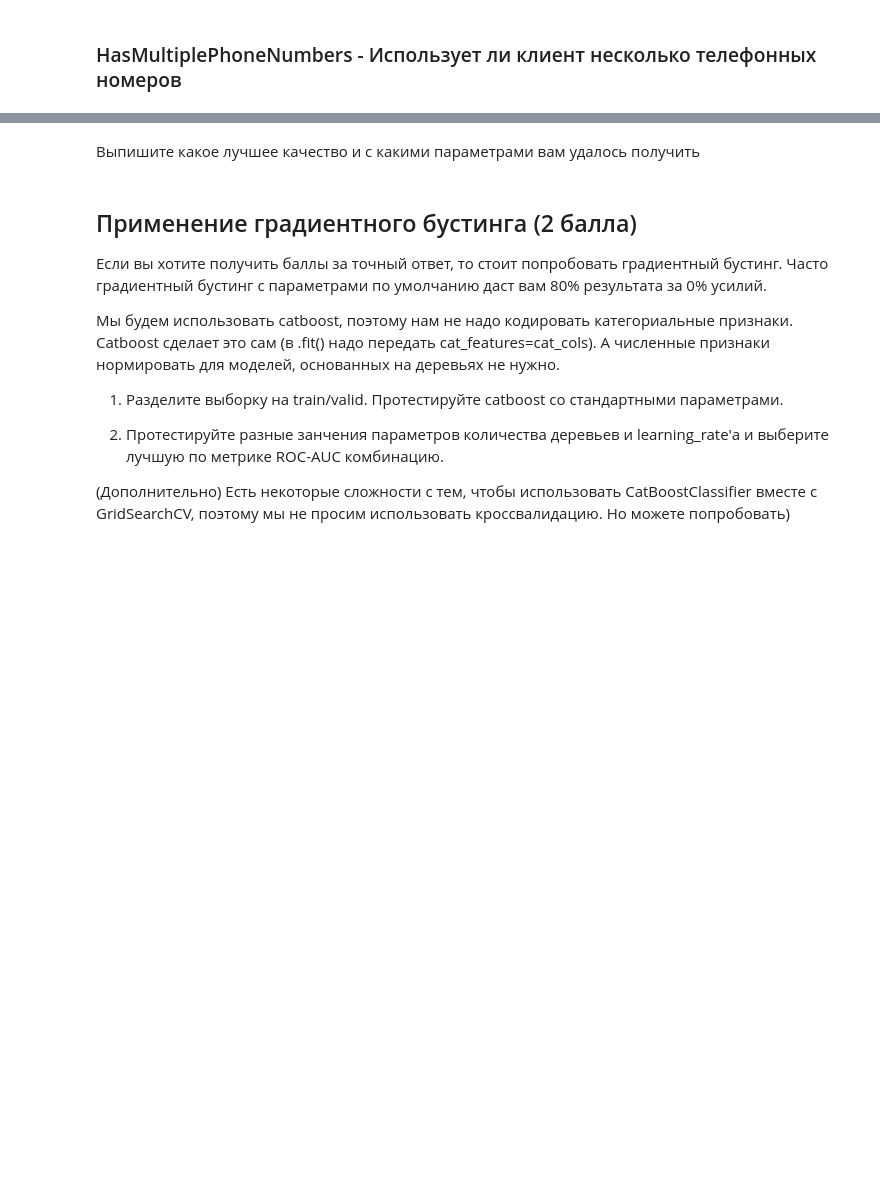
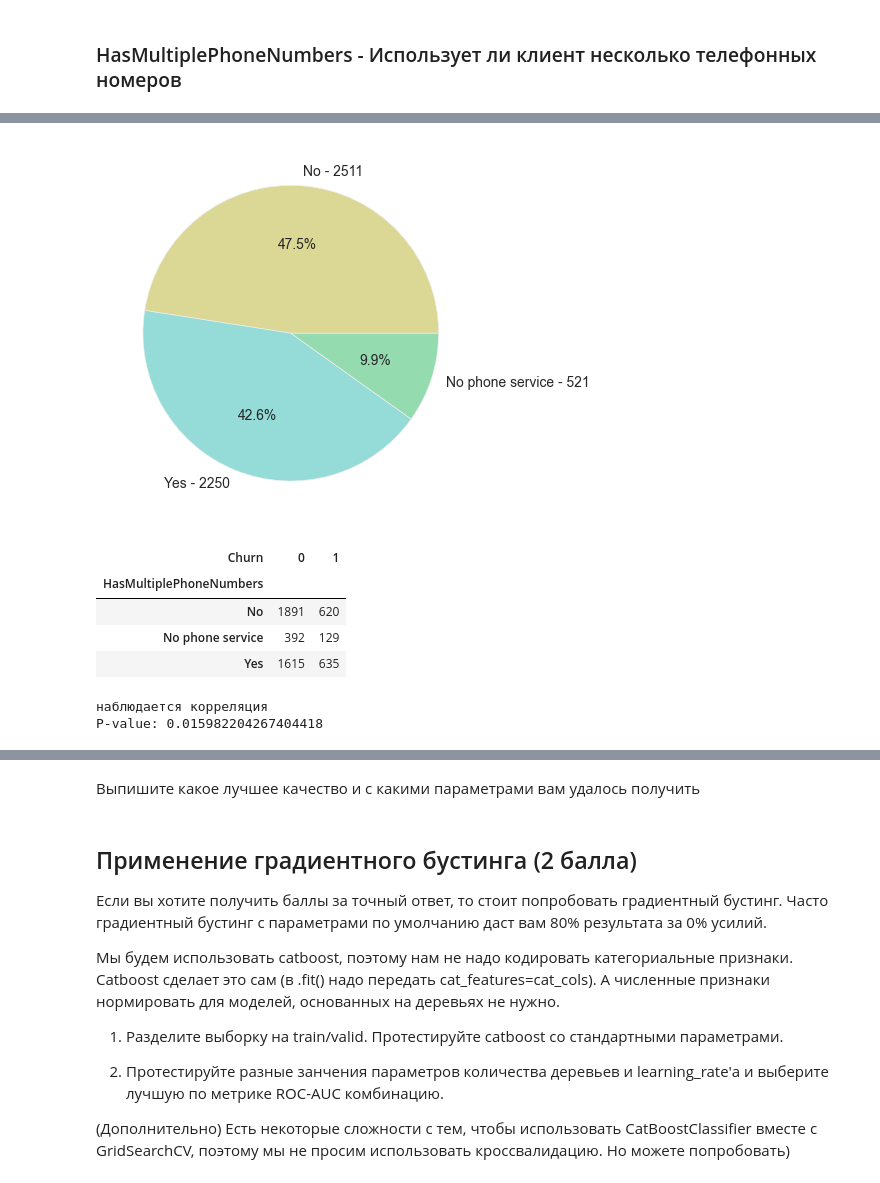
Before and after one commit to alex-chin/dsl_part_1_ml_cv, a Jupyter notebook: week_03_composition_model_selection/Homework/hw_3_kaggle_alx.ipynb, the cells around one changed output, grey strips where cells are left out. Saved outputs shown, nothing was run; the diff lists cells and outputs as text; code cells hidden in the pictures; blank space fills up the shorter version.

```diff
--- a/week_03_composition_model_selection/Homework/hw_3_kaggle_alx.ipynb
+++ b/week_03_composition_model_selection/Homework/hw_3_kaggle_alx.ipynb
@@ -500,0 +545,13 @@ show_pie(df.HasPartner)
+# %%
+feature = df.HasMultiplePhoneNumbers
+show_pie(feature)
+detect_cross(feature)
+# %% [output]
+[figure, added]
+| Churn | 0 | 1 |
+| HasMultiplePhoneNumbers |  |  |
+| No | 1891 | 620 |
+| No phone service | 392 | 129 |
+| Yes | 1615 | 635 |
+наблюдается корреляция
+P-value: 0.015982204267404418
```
Also changed, not shown: parts of 69 cells of this notebook.
